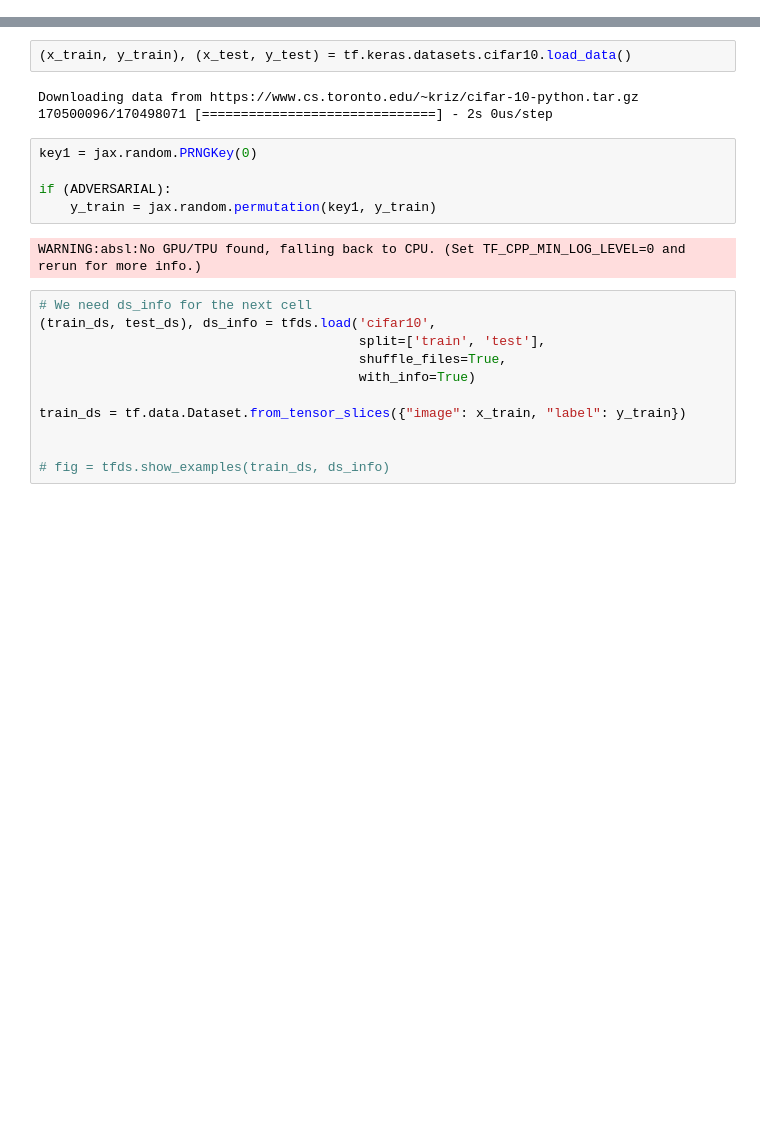
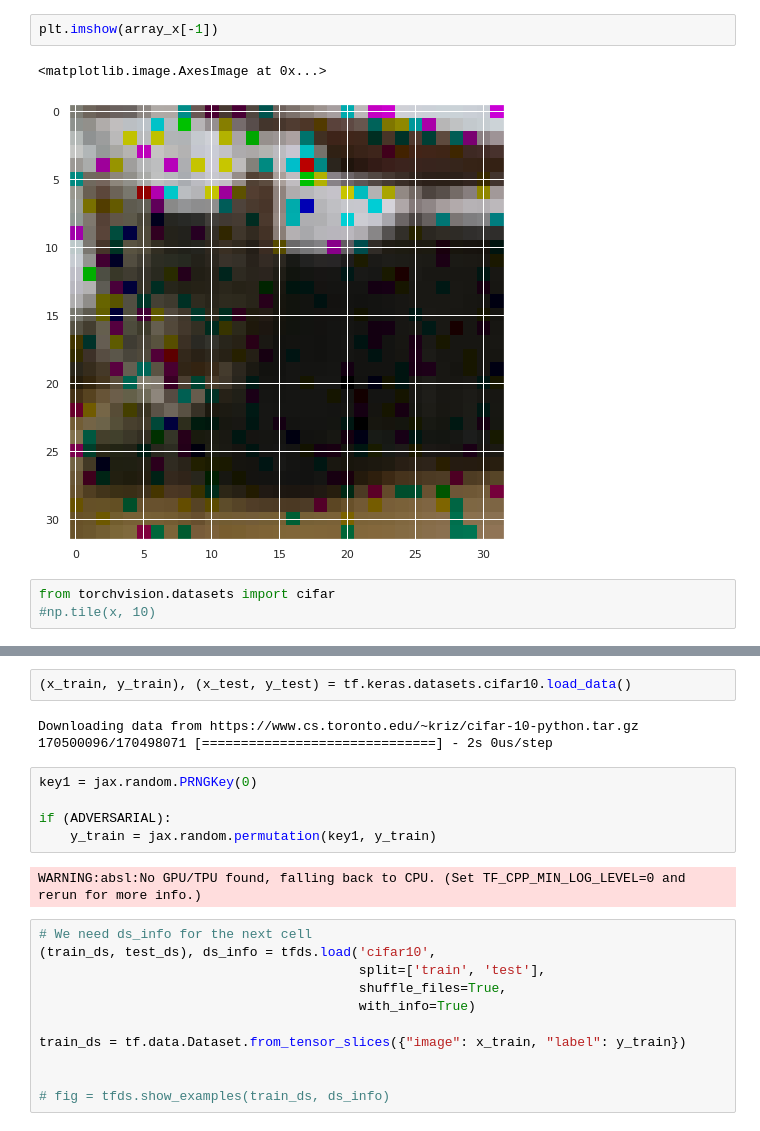
Before and after one commit to icmc-data/BadGlobalMinima, a Jupyter notebook: notebooks/hk_resnet_dataloader.ipynb, the cells around one changed output, grey strips where cells are left out. Saved outputs shown, nothing was run; the diff lists cells and outputs as text; blank space fills up the shorter version.

```diff
--- a/notebooks/hk_resnet_dataloader.ipynb
+++ b/notebooks/hk_resnet_dataloader.ipynb
@@ -65,0 +160,8 @@ ModuleNotFoundError: No module named 'tensorflow'
+# %%
+plt.imshow(array_x[-1])
+# %% [output]
+<matplotlib.image.AxesImage at 0x...>
+[figure, added]
+# %%
+from torchvision.datasets import cifar
+#np.tile(x, 10)
```
Also changed, not shown: parts of 22 cells of this notebook.
